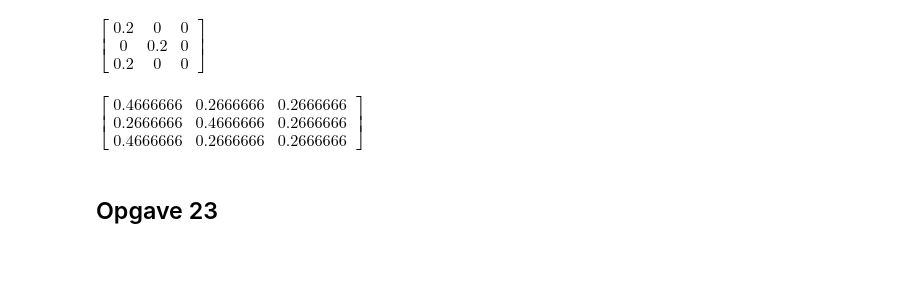
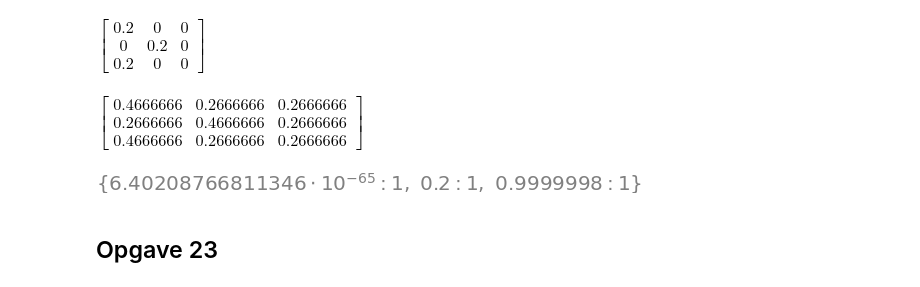
Before and after one commit to Raaaainbow/page-rank, a Jupyter notebook: Markov matricen Egenskaber og Dæmpning i PageRank.ipynb, the cells around one changed output. Drawn from its saved outputs; the diff is of its cells as text; code cells hidden in the pictures; blank space fills up the shorter version.

```diff
--- a/Markov matricen Egenskaber og Dæmpning i PageRank.ipynb
+++ b/Markov matricen Egenskaber og Dæmpning i PageRank.ipynb
@@ -99,10 +99,15 @@ C
 $\displaystyle \left[\begin{matrix}0.2 & 0 & 0\\0 & 0.2 & 0\\0.2 & 0 & 0\end{matrix}\right]$
 # %%
 D = Matrix([[0.2666666,0.2666666,0.2666666],[0.2666666,0.2666666,0.2666666],[0.2666666,0.2666666,0.2666666]])
-# %%
-C+D
-# %% [output]
-$\displaystyle \left[\begin{matrix}0.4666666 & 0.2666666 & 0.2666666\\0.2666666 & 0.4666666 & 0.2666666\\0.4666666 & 0.2666666 & 0.2666666\end{matrix}\right]$
+# %%
+Q = C+D
+Q
+# %% [output]
+$\displaystyle \left[\begin{matrix}0.4666666 & 0.2666666 & 0.2666666\\0.2666666 & 0.4666666 & 0.2666666\\0.4666666 & 0.2666666 & 0.2666666\end{matrix}\right]$
+# %%
+Q.eigenvals()
+# %% [output]
+[figure, added]
 # %% [markdown]
 ## Opgave 23
 # %% [markdown]
```
